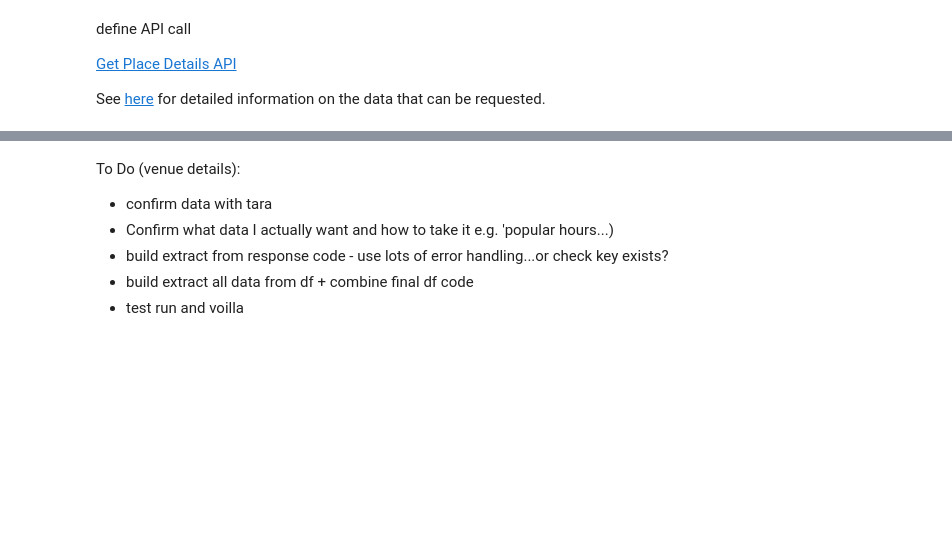
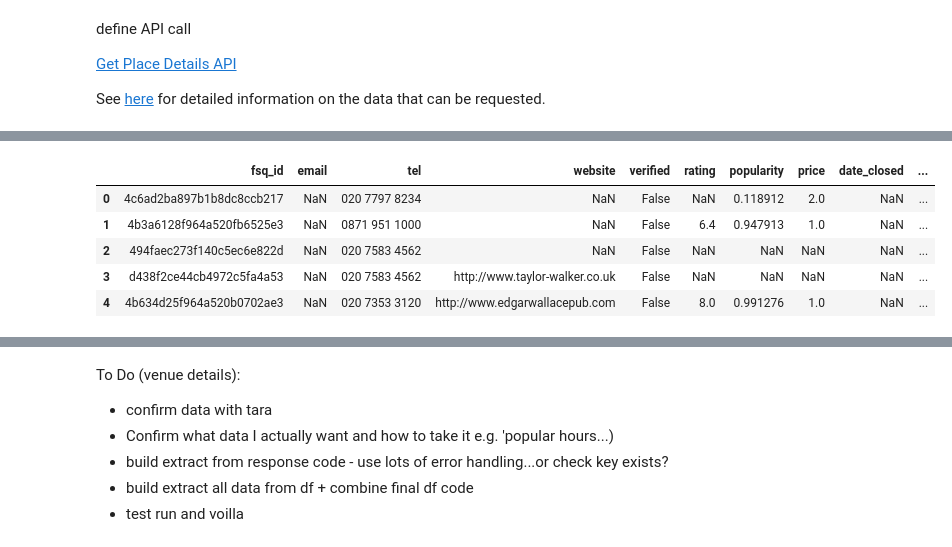
Before and after one commit to rhart-rup/Foursquare-Venue-Scraper-2023, a Jupyter notebook: Four_Square_Venue_Search.ipynb, the cells around one changed output, grey strips where cells are left out. Cells and saved outputs as stored; diff of their text form; code cells hidden in the pictures; blank space fills up the shorter version.

```diff
--- a/Four_Square_Venue_Search.ipynb
+++ b/Four_Square_Venue_Search.ipynb
@@ -727,0 +839,9 @@ dict_keys(['categories', 'chains', 'hours_popular', 'location', 'popularity', 'p
+# %%
+venue_details_df.head()
+# %% [output]
+|  | fsq_id | email | tel | website | verified | rating | popularity | price | date_closed | ... |
+| 0 | 4c6ad2ba897b1b8dc8ccb217 | NaN | 020 7797 8234 | NaN | False | NaN | 0.118912 | 2.0 | NaN | ... |
+| 1 | 4b3a6128f964a520fb6525e3 | NaN | 0871 951 1000 | NaN | False | 6.4 | 0.947913 | 1.0 | NaN | ... |
+| 2 | 494faec273f140c5ec6e822d | NaN | 020 7583 4562 | NaN | False | NaN | NaN | NaN | NaN | ... |
+| 3 | d438f2ce44cb4972c5fa4a53 | NaN | 020 7583 4562 | http://www.taylor-walker.co.uk | False | NaN | NaN | NaN | NaN | ... |
+| 4 | 4b634d25f964a520b0702ae3 | NaN | 020 7353 3120 | http://www.edgarwallacepub.com | False | 8.0 | 0.991276 | 1.0 | NaN | ... |
```
Also changed, not shown: parts of 29 cells of this notebook.
